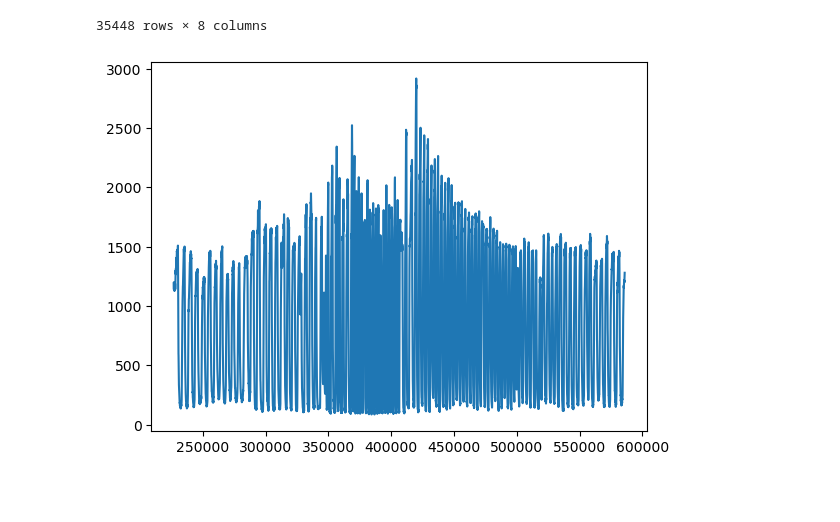
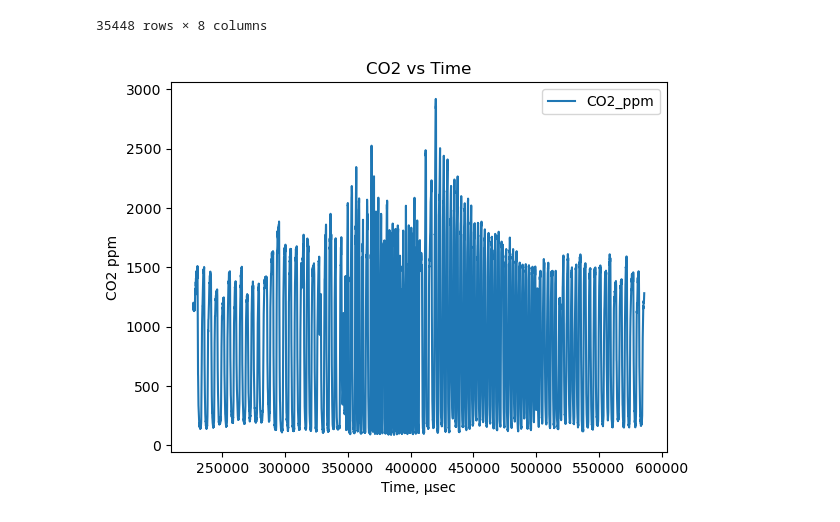
Before and after one commit to jayy-gan/fuzzy-invention, a Jupyter notebook: data-processing.ipynb, the cells around one changed output. Saved outputs shown, nothing was run; the diff lists cells and outputs as text; code cells hidden in the pictures; blank space fills up the shorter version.

```diff
--- a/data-processing.ipynb
+++ b/data-processing.ipynb
@@ -58,35 +58,39 @@ sensor_rows = df[(df[['Acc_x(g)', 'Acc_y(g)', 'Acc_z(g)', 'Gyro_x', 'Gyro_y', 'G
 #Define tolerance in ms
 tolerance = 5
 merged_rows = []
 
 #Prepare an empty list to collecte the merged rows
 for idx, co2_row in co2_rows.iterrows():
     #Find sensor rows within +/- 3 ms
     mask = (sensor_rows["Time(ms)"] >= co2_row["Time(ms)"] - tolerance) & (sensor_rows['Time(ms)'] <= co2_row['Time(ms)'] + tolerance)
     nearby_sensors = sensor_rows[mask]
 
     if not nearby_sensors.empty:
         best_sensor = nearby_sensors.iloc[(nearby_sensors['Time(ms)'] - co2_row['Time(ms)']).abs().argsort()].iloc[0]
         # Merge the two rows into one
     merged_row = {
         'Time(ms)': co2_row['Time(ms)'],
         'Acc_x(g)': best_sensor['Acc_x(g)'],
         'Acc_y(g)': best_sensor['Acc_y(g)'],
         'Acc_z(g)': best_sensor['Acc_z(g)'],
         'Gyro_x': best_sensor['Gyro_x'],
         'Gyro_y': best_sensor['Gyro_y'],
         'Gyro_z': best_sensor['Gyro_z'],
         'CO2(ppm)': co2_row['CO2(ppm)']
     }
     merged_rows.append(merged_row)
 
 merged_df = pd.DataFrame(merged_rows)
 
 plt.figure()
-plt.plot(merged_df["Time(ms)"], merged_df["CO2(ppm)"])
+plt.title("CO2 vs Time")
+plt.plot(merged_df["Time(ms)"], merged_df["CO2(ppm)"], label="CO2_ppm")
+plt.legend()
+plt.xlabel("Time, µsec")
+plt.ylabel("CO2 ppm")
 plt.show()
 # %% [output]
-[figure, old version]
+[figure, new version]
 # %%
 def give_peaks(times, signal):
     """ This helper function will find the peaks of a signal
```
Also changed, not shown: parts of 20 cells of this notebook.
